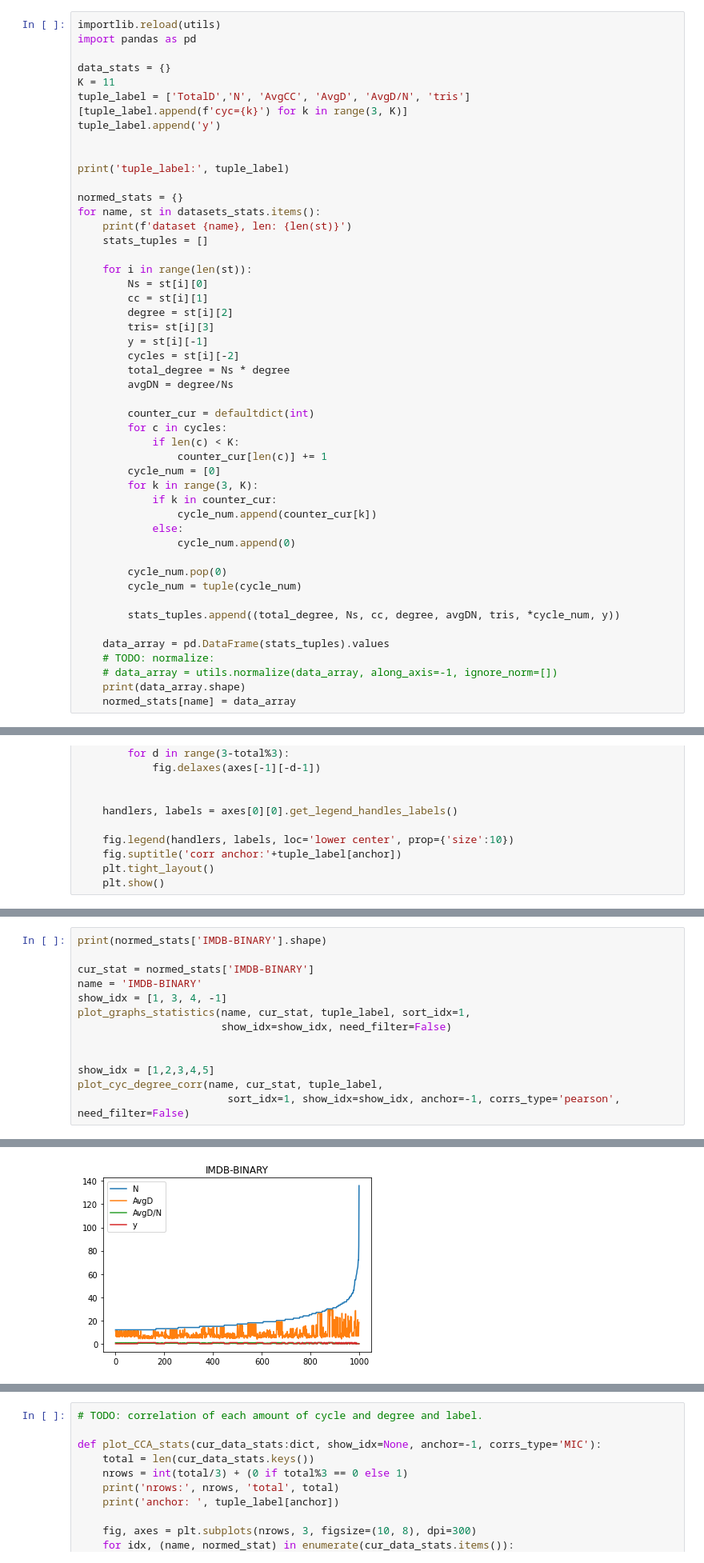
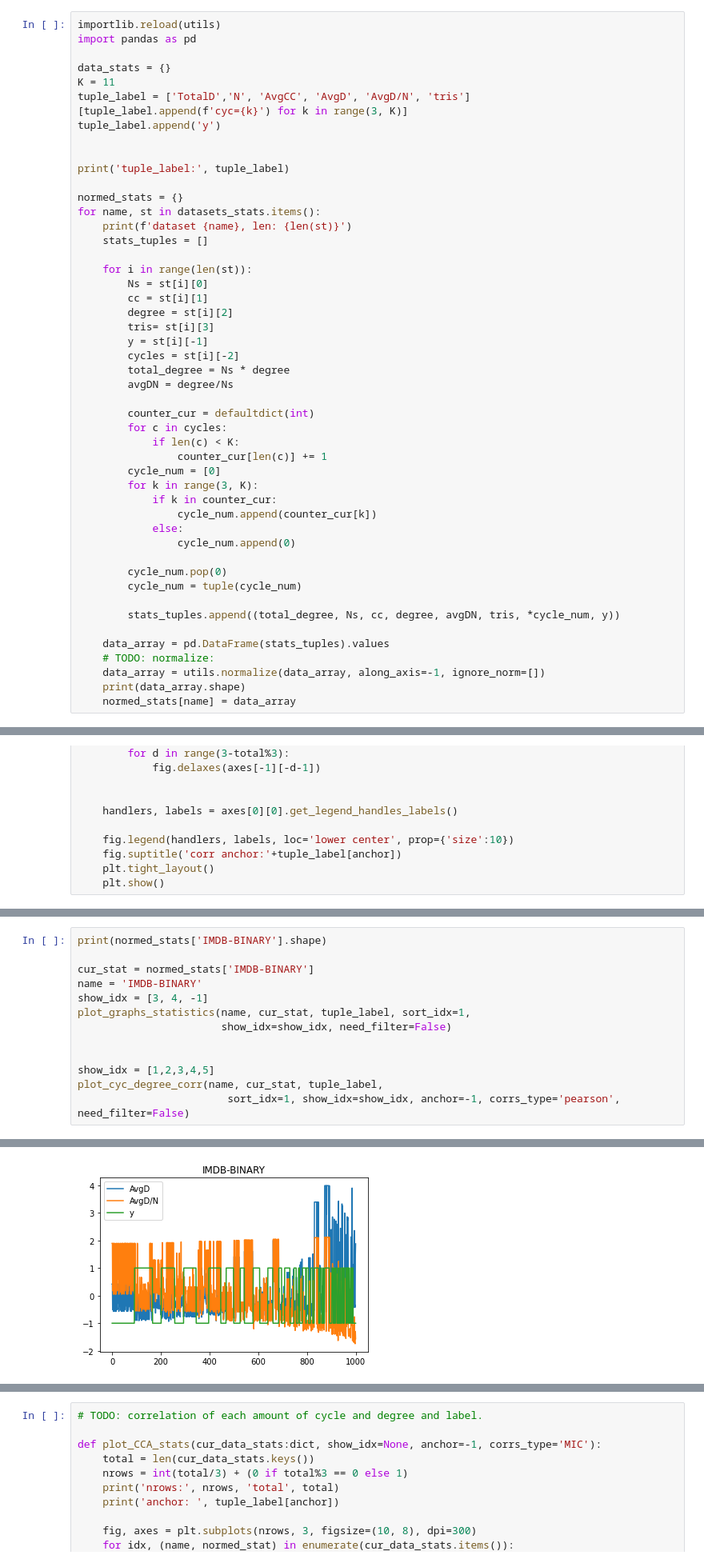
Before and after one commit to ICLab4DL/GNNBenchEffectiveness, a Jupyter notebook: plot_statistics.ipynb, the cells around one changed output, grey strips where cells are left out. Shown at 80% size. Saved outputs shown, nothing was run; the diff lists cells and outputs as text.

```diff
--- a/plot_statistics.ipynb
+++ b/plot_statistics.ipynb
@@ -558,7 +558,7 @@ for name, st in datasets_stats.items():
 
     data_array = pd.DataFrame(stats_tuples).values
     # TODO: normalize:
-    # data_array = utils.normalize(data_array, along_axis=-1, ignore_norm=[])
+    data_array = utils.normalize(data_array, along_axis=-1, ignore_norm=[])
     print(data_array.shape)
     normed_stats[name] = data_array
 # %% [output]
@@ -702,7 +702,7 @@ print(normed_stats['IMDB-BINARY'].shape)
 
 cur_stat = normed_stats['IMDB-BINARY']
 name = 'IMDB-BINARY'
-show_idx = [1, 3, 4, -1]
+show_idx = [3, 4, -1]
 plot_graphs_statistics(name, cur_stat, tuple_label, sort_idx=1,
                        show_idx=show_idx, need_filter=False)
 
@@ -717,4 +717,4 @@ avgD/N 0.9166666666666666
-[figure, old version]
+[figure, new version]
 corrs shape (15, 15)
 [figure]
 # %%
```
Also changed, not shown: parts of 3 cells of this notebook, 5 other files.
